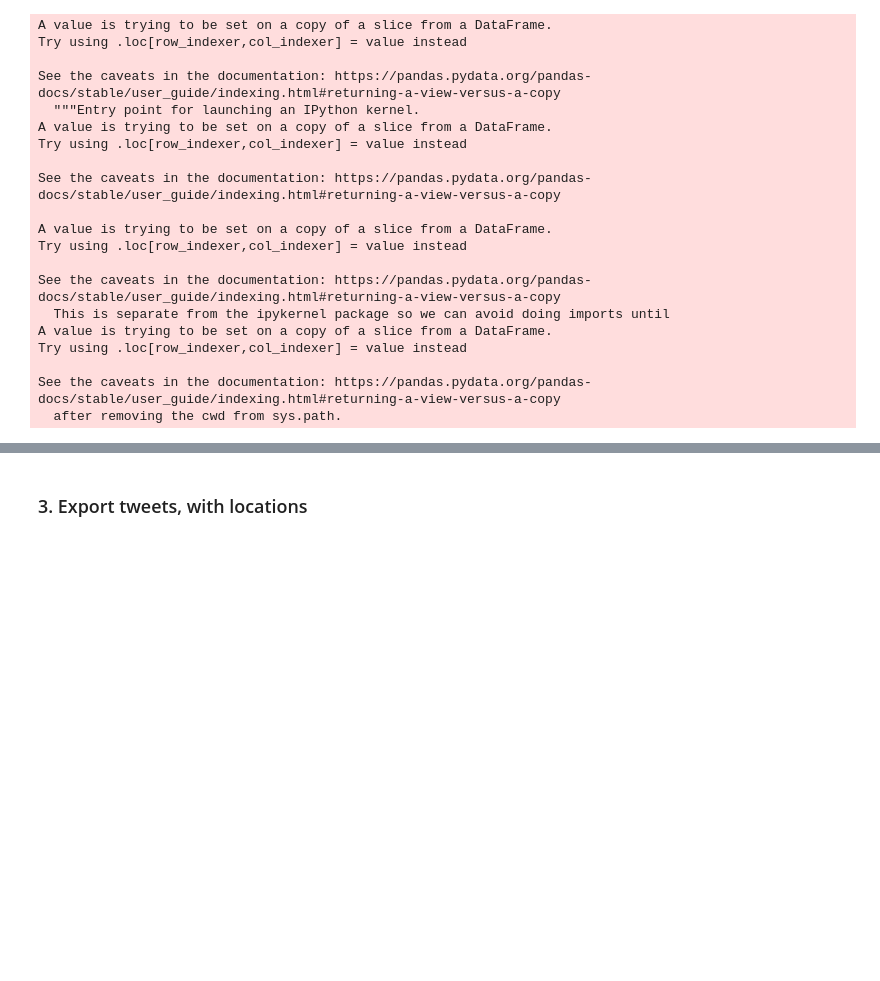
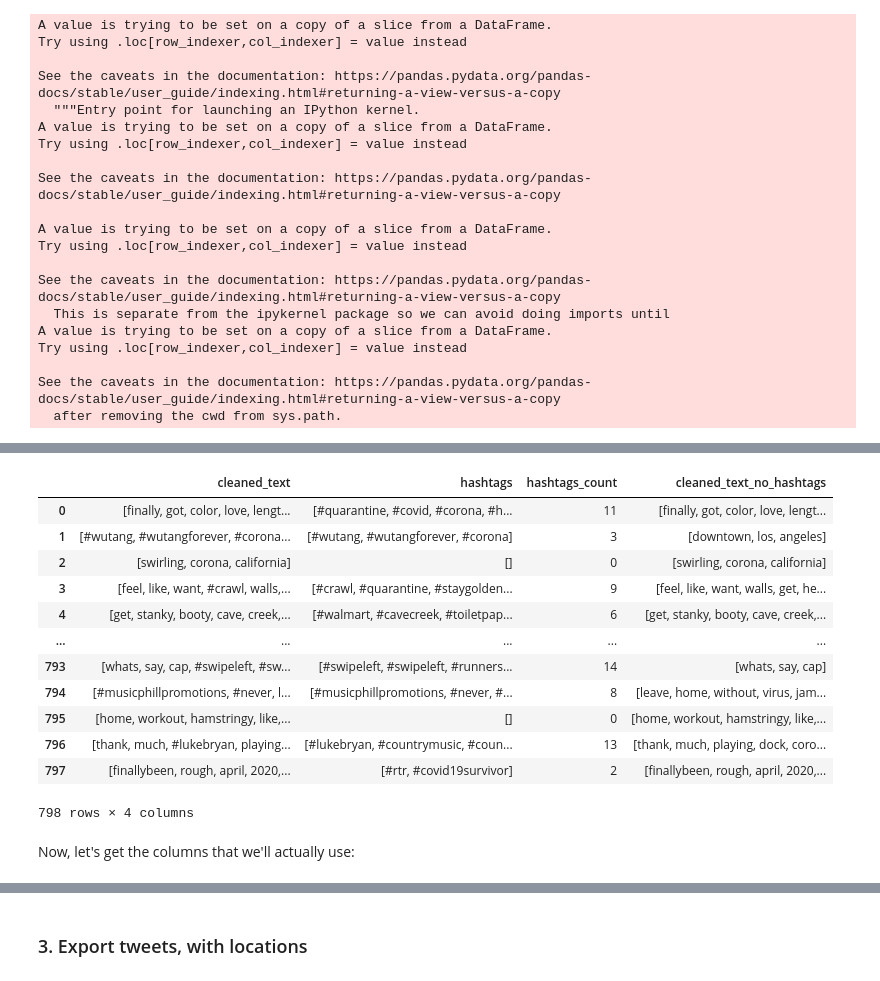
Before and after one commit to ngandhi01/TextMining, a Jupyter notebook: src/jupyter_notebooks/hydrate_tweets_2020-12-17.ipynb, the cells around one changed output, grey strips where cells are left out. Drawn from its saved outputs; the diff is of its cells as text; code cells hidden in the pictures; blank space fills up the shorter version.

```diff
--- a/src/jupyter_notebooks/hydrate_tweets_2020-12-17.ipynb
+++ b/src/jupyter_notebooks/hydrate_tweets_2020-12-17.ipynb
@@ -339,0 +404,2 @@ Let's get the tweets for the other dates
+# %%
+df["cleaned_text"] = df["full_text"].apply(clean_text)
@@ -339,0 +414,22 @@ Let's get the tweets for the other dates
+# %%
+hashtags_arr = []
+num_hashtags_arr = []
+text_no_hashtags_arr = []
+# %%
+for tokenized_text in df["cleaned_text"]:
+    hashtag_lst = []
+    text_no_hashtags_lst = []
+
+    for word in tokenized_text:
+        if '#' in word:
+            hashtag_lst.append(word)
+        else:
+            text_no_hashtags_lst.append(word)
+
+    hashtags_arr.append(hashtag_lst)
+    num_hashtags_arr.append(len(hashtag_lst))
+    text_no_hashtags_arr.append(text_no_hashtags_lst)
+# %%
+df["hashtags"] = hashtags_arr
+df["hashtags_count"] = num_hashtags_arr
+df["cleaned_text_no_hashtags"] = text_no_hashtags_arr
@@ -339,0 +452,18 @@ Let's get the tweets for the other dates
+# %%
+df[["cleaned_text", "hashtags", "hashtags_count", "cleaned_text_no_hashtags"]]
+# %% [output]
+|  | cleaned_text | hashtags | hashtags_count | cleaned_text_no_hashtags |
+| 0 | [finally, got, color, love, lengt... | [#quarantine, #covid, #corona, #h... | 11 | [finally, got, color, love, lengt... |
+| 1 | [#wutang, #wutangforever, #corona... | [#wutang, #wutangforever, #corona] | 3 | [downtown, los, angeles] |
+| 2 | [swirling, corona, california] | [] | 0 | [swirling, corona, california] |
+| 3 | [feel, like, want, #crawl, walls,... | [#crawl, #quarantine, #staygolden... | 9 | [feel, like, want, walls, get, he... |
+| 4 | [get, stanky, booty, cave, creek,... | [#walmart, #cavecreek, #toiletpap... | 6 | [get, stanky, booty, cave, creek,... |
+| ... | ... | ... | ... | ... |
+| 793 | [whats, say, cap, #swipeleft, #sw... | [#swipeleft, #swipeleft, #runners... | 14 | [whats, say, cap] |
+| 794 | [#musicphillpromotions, #never, l... | [#musicphillpromotions, #never, #... | 8 | [leave, home, without, virus, jam... |
+| 795 | [home, workout, hamstringy, like,... | [] | 0 | [home, workout, hamstringy, like,... |
+| 796 | [thank, much, #lukebryan, playing... | [#lukebryan, #countrymusic, #coun... | 13 | [thank, much, playing, dock, coro... |
+| 797 | [finallybeen, rough, april, 2020,... | [#rtr, #covid19survivor] | 2 | [finallybeen, rough, april, 2020,... |
+798 rows × 4 columns
+# %% [markdown]
+Now, let's get the columns that we'll actually use:
```
Also changed, not shown: parts of 16 cells of this notebook.
